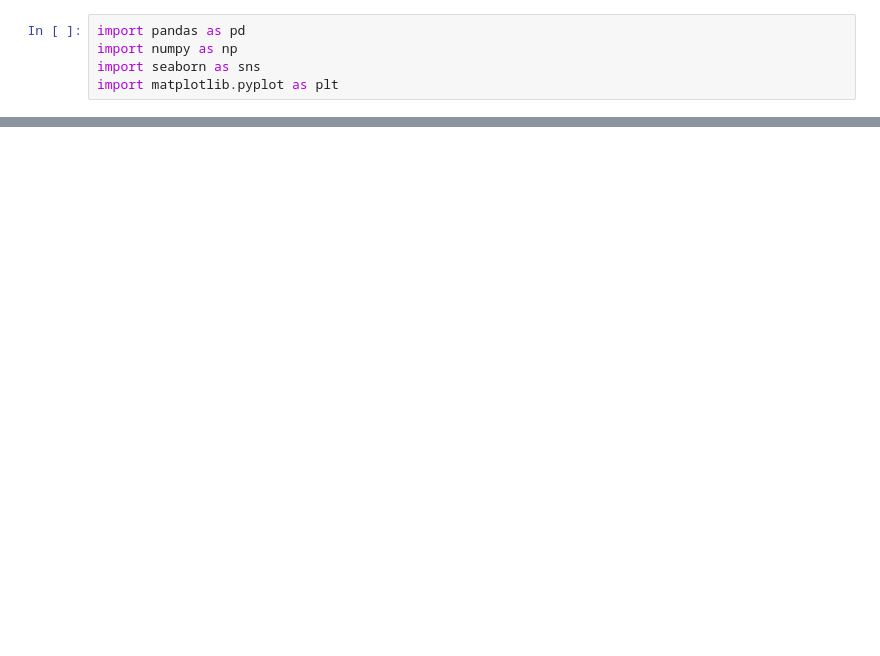
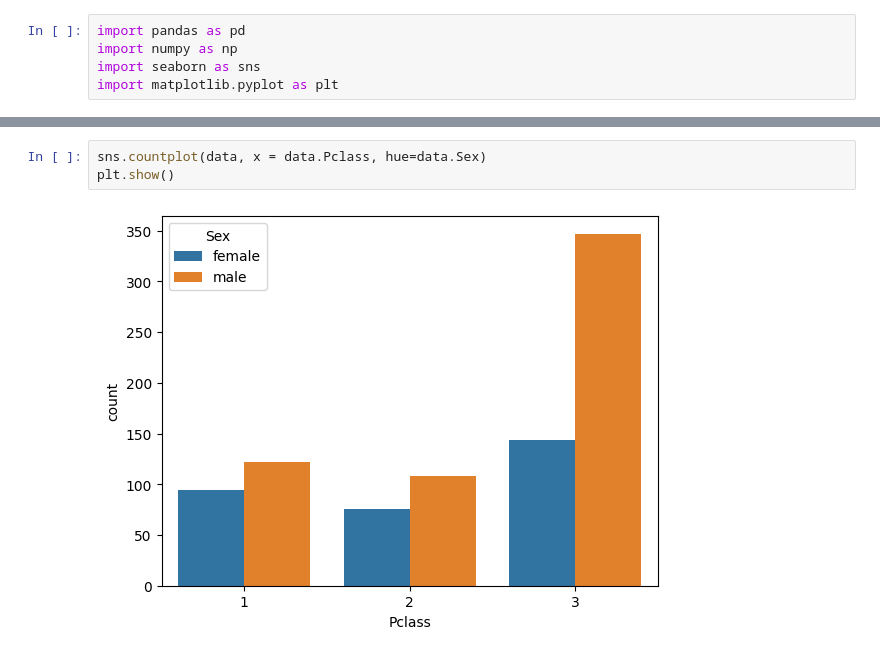
Before and after one commit to Szafranerio/Data_InDepth, a Jupyter notebook: Seaborn/titanic.ipynb, the cells around one changed output, grey strips where cells are left out. Saved outputs shown, nothing was run; the diff lists cells and outputs as text; blank space fills up the shorter version.

```diff
--- a/Seaborn/titanic.ipynb
+++ b/Seaborn/titanic.ipynb
@@ -15,0 +28,5 @@ data.head()
+# %%
+sns.countplot(data, x = data.Pclass, hue=data.Sex)
+plt.show()
+# %% [output]
+[figure, added]
```
Also changed, not shown: parts of 14 cells of this notebook.
